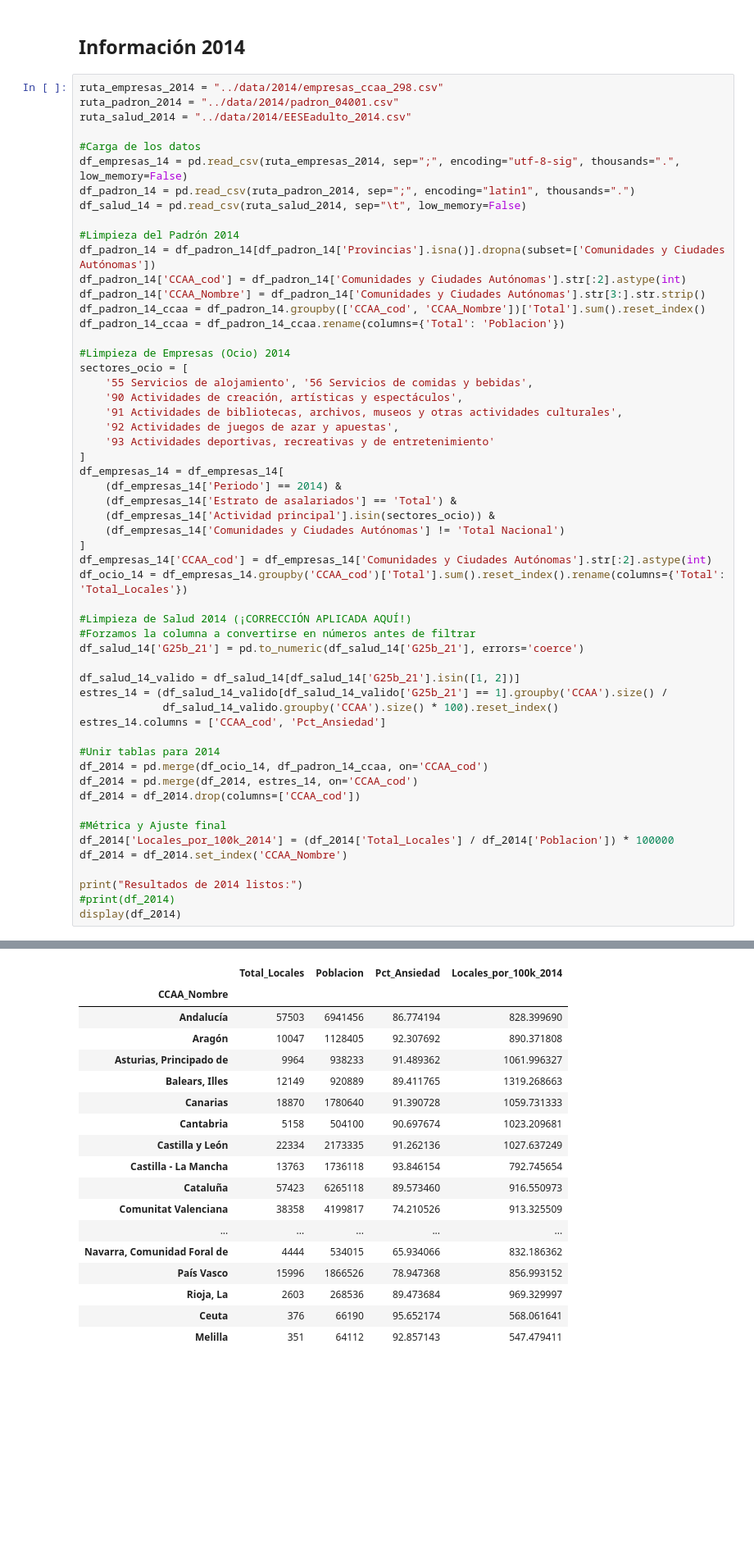
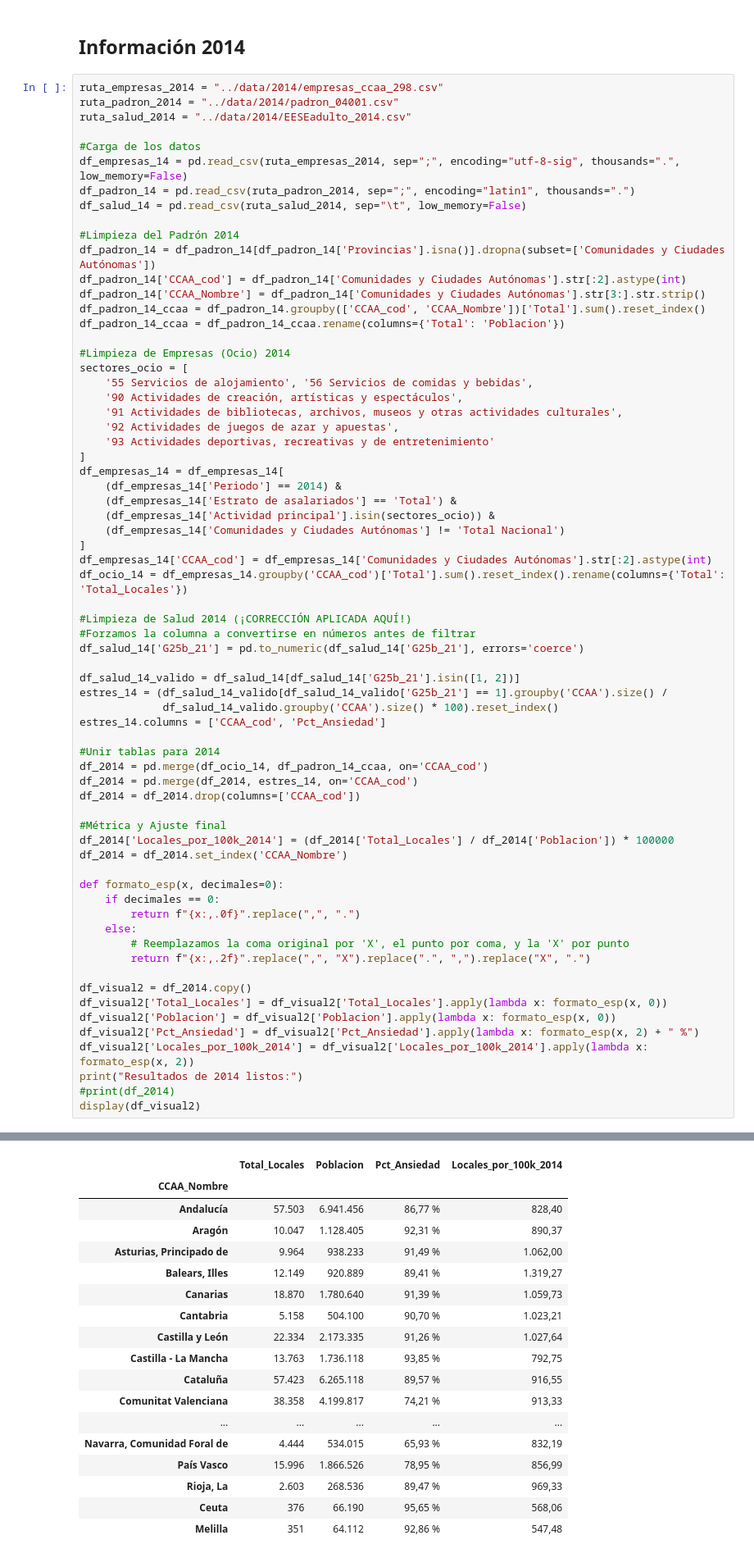
Before and after one commit to Patri-y-eso/Proyecto_EDA_PLH, a Jupyter notebook: notebooks/analisis.ipynb, the cells around one changed output, grey strips where cells are left out. Shown at 82% size. Cells and saved outputs as stored; diff of their text form; blank space fills up the shorter version.

```diff
--- a/notebooks/analisis.ipynb
+++ b/notebooks/analisis.ipynb
@@ -233,50 +233,62 @@ df_empresas_14 = df_empresas_14[
     (df_empresas_14['Actividad principal'].isin(sectores_ocio)) &
     (df_empresas_14['Comunidades y Ciudades Autónomas'] != 'Total Nacional')
 ]
 df_empresas_14['CCAA_cod'] = df_empresas_14['Comunidades y Ciudades Autónomas'].str[:2].astype(int)
 df_ocio_14 = df_empresas_14.groupby('CCAA_cod')['Total'].sum().reset_index().rename(columns={'Total': 'Total_Locales'})
 
 #Limpieza de Salud 2014 (¡CORRECCIÓN APLICADA AQUÍ!)
 #Forzamos la columna a convertirse en números antes de filtrar
 df_salud_14['G25b_21'] = pd.to_numeric(df_salud_14['G25b_21'], errors='coerce')
 
 df_salud_14_valido = df_salud_14[df_salud_14['G25b_21'].isin([1, 2])]
 estres_14 = (df_salud_14_valido[df_salud_14_valido['G25b_21'] == 1].groupby('CCAA').size() /
              df_salud_14_valido.groupby('CCAA').size() * 100).reset_index()
 estres_14.columns = ['CCAA_cod', 'Pct_Ansiedad']
 
 #Unir tablas para 2014
 df_2014 = pd.merge(df_ocio_14, df_padron_14_ccaa, on='CCAA_cod')
 df_2014 = pd.merge(df_2014, estres_14, on='CCAA_cod')
 df_2014 = df_2014.drop(columns=['CCAA_cod'])
 
 #Métrica y Ajuste final
 df_2014['Locales_por_100k_2014'] = (df_2014['Total_Locales'] / df_2014['Poblacion']) * 100000
 df_2014 = df_2014.set_index('CCAA_Nombre')
 
+def formato_esp(x, decimales=0):
+    if decimales == 0:
+        return f"{x:,.0f}".replace(",", ".")
+    else:
+        # Reemplazamos la coma original por 'X', el punto por coma, y la 'X' por punto
+        return f"{x:,.2f}".replace(",", "X").replace(".", ",").replace("X", ".")
+
+df_visual2 = df_2014.copy()
+df_visual2['Total_Locales'] = df_visual2['Total_Locales'].apply(lambda x: formato_esp(x, 0))
+df_visual2['Poblacion'] = df_visual2['Poblacion'].apply(lambda x: formato_esp(x, 0))
+df_visual2['Pct_Ansiedad'] = df_visual2['Pct_Ansiedad'].apply(lambda x: formato_esp(x, 2) + " %")
+df_visual2['Locales_por_100k_2014'] = df_visual2['Locales_por_100k_2014'].apply(lambda x: formato_esp(x, 2))
 print("Resultados de 2014 listos:")
 #print(df_2014)
-display(df_2014)
+display(df_visual2)
 # %% [output]
 Resultados de 2014 listos:
 |  | Total_Locales | Poblacion | Pct_Ansiedad | Locales_por_100k_2014 |
 | CCAA_Nombre |  |  |  |  |
-| Andalucía | 57503 | 6941456 | 86.774194 | 828.399690 |
-| Aragón | 10047 | 1128405 | 92.307692 | 890.371808 |
-| Asturias, Principado de | 9964 | 938233 | 91.489362 | 1061.996327 |
-| Balears, Illes | 12149 | 920889 | 89.411765 | 1319.268663 |
-| Canarias | 18870 | 1780640 | 91.390728 | 1059.731333 |
-| Cantabria | 5158 | 504100 | 90.697674 | 1023.209681 |
-| Castilla y León | 22334 | 2173335 | 91.262136 | 1027.637249 |
-| Castilla - La Mancha | 13763 | 1736118 | 93.846154 | 792.745654 |
-| Cataluña | 57423 | 6265118 | 89.573460 | 916.550973 |
-| Comunitat Valenciana | 38358 | 4199817 | 74.210526 | 913.325509 |
+| Andalucía | 57.503 | 6.941.456 | 86,77 % | 828,40 |
+| Aragón | 10.047 | 1.128.405 | 92,31 % | 890,37 |
+| Asturias, Principado de | 9.964 | 938.233 | 91,49 % | 1.062,00 |
+| Balears, Illes | 12.149 | 920.889 | 89,41 % | 1.319,27 |
+| Canarias | 18.870 | 1.780.640 | 91,39 % | 1.059,73 |
+| Cantabria | 5.158 | 504.100 | 90,70 % | 1.023,21 |
+| Castilla y León | 22.334 | 2.173.335 | 91,26 % | 1.027,64 |
+| Castilla - La Mancha | 13.763 | 1.736.118 | 93,85 % | 792,75 |
+| Cataluña | 57.423 | 6.265.118 | 89,57 % | 916,55 |
+| Comunitat Valenciana | 38.358 | 4.199.817 | 74,21 % | 913,33 |
 | ... | ... | ... | ... | ... |
-| Navarra, Comunidad Foral de | 4444 | 534015 | 65.934066 | 832.186362 |
-| País Vasco | 15996 | 1866526 | 78.947368 | 856.993152 |
-| Rioja, La | 2603 | 268536 | 89.473684 | 969.329997 |
-| Ceuta | 376 | 66190 | 95.652174 | 568.061641 |
-| Melilla | 351 | 64112 | 92.857143 | 547.479411 |
+| Navarra, Comunidad Foral de | 4.444 | 534.015 | 65,93 % | 832,19 |
+| País Vasco | 15.996 | 1.866.526 | 78,95 % | 856,99 |
+| Rioja, La | 2.603 | 268.536 | 89,47 % | 969,33 |
+| Ceuta | 376 | 66.190 | 95,65 % | 568,06 |
+| Melilla | 351 | 64.112 | 92,86 % | 547,48 |
 # %% [markdown]
 ## Evolución Temporal: Comparativa 2014 vs 2025
 # %%
```
Also changed, not shown: parts of 1 cell of this notebook, 6 other files.
